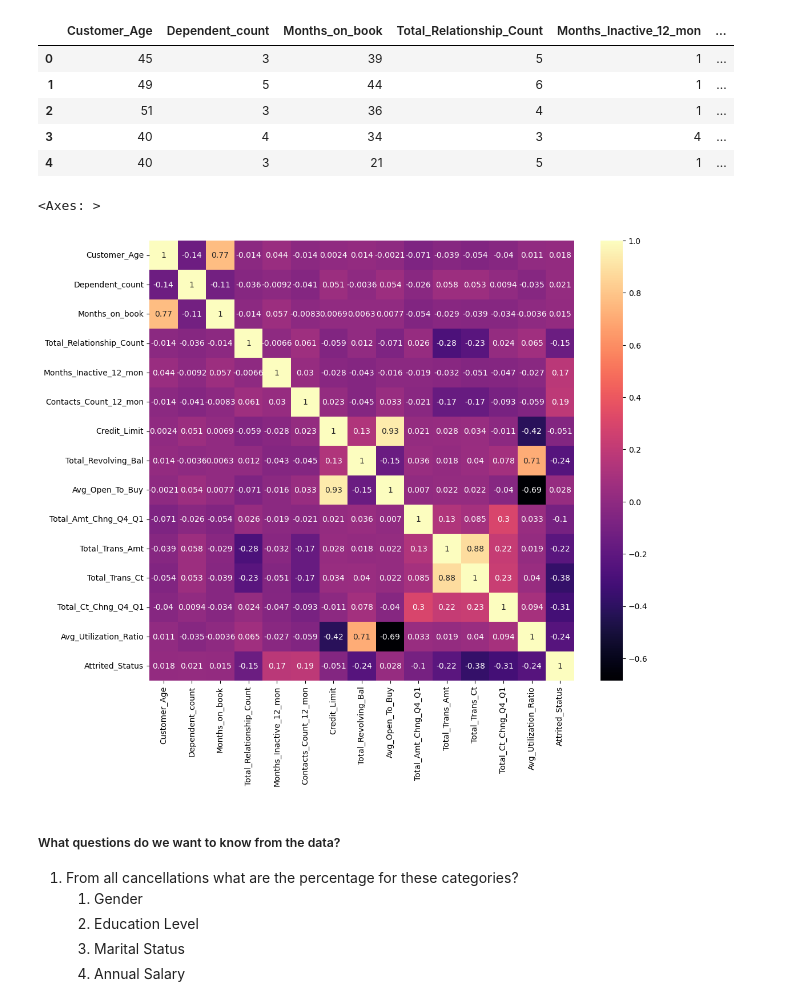
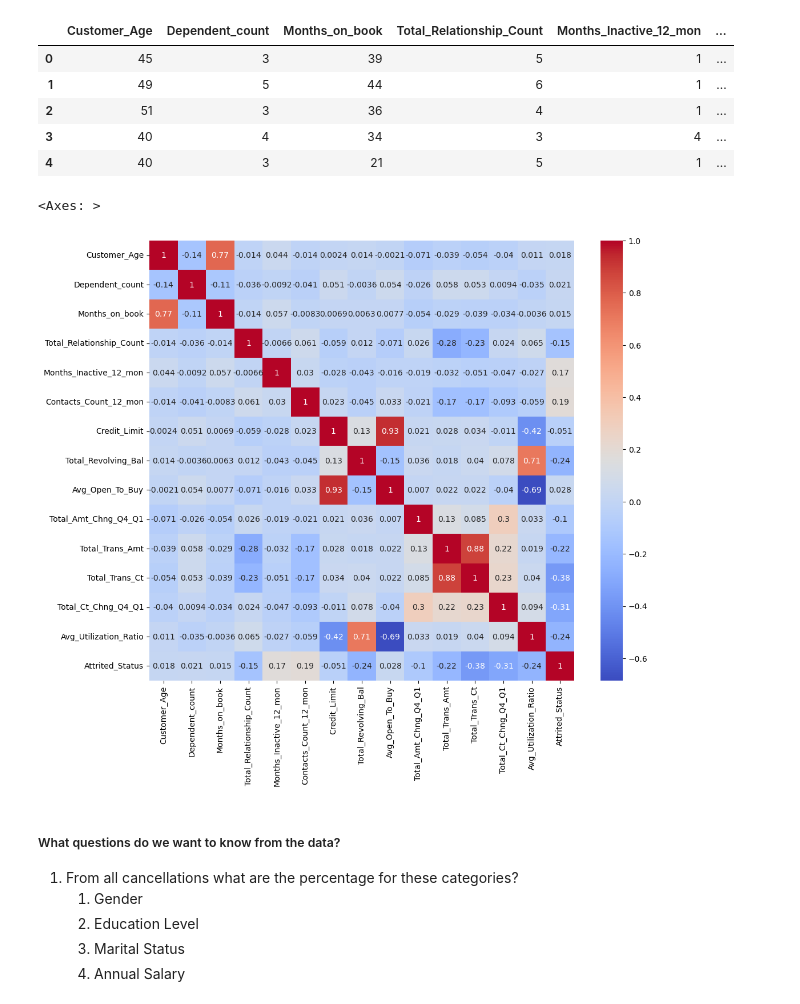
Before and after one commit to tnbsuntae/Credit_Card_Churn_Project, a Jupyter notebook: project.ipynb, the cells around one changed output. Saved outputs shown, nothing was run; the diff lists cells and outputs as text; code cells hidden in the pictures.

```diff
--- a/project.ipynb
+++ b/project.ipynb
@@ -165,10 +159,10 @@ numerical_features.head()
 # %%
 plt.figure(figsize=(12, 10))
 
-sns.heatmap(numerical_features.corr('spearman'), cmap='magma', annot=True)
+sns.heatmap(numerical_features.corr('spearman'), cmap='coolwarm', annot=True)
 # %% [output]
 <Axes: >
-[figure, old version]
+[figure, new version]
 # %% [markdown]
 ##### What questions do we want to know from the data?
 1. From all cancellations what are the percentage for these categories?
```
Also changed, not shown: parts of 5 cells of this notebook.
